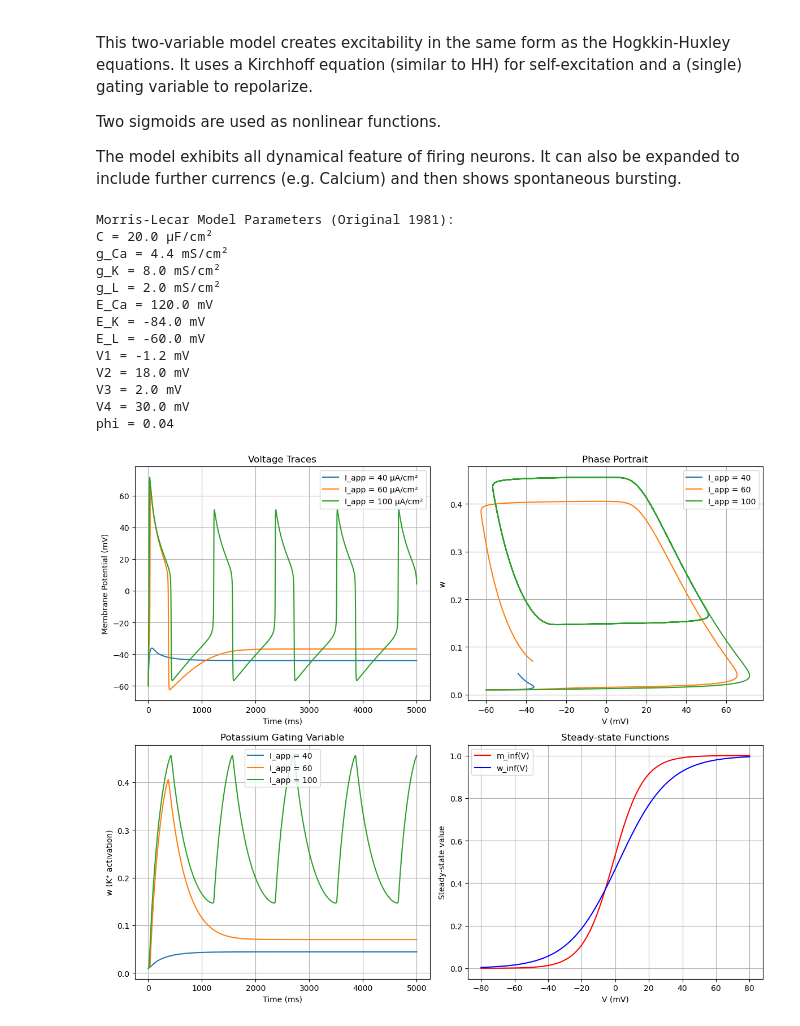
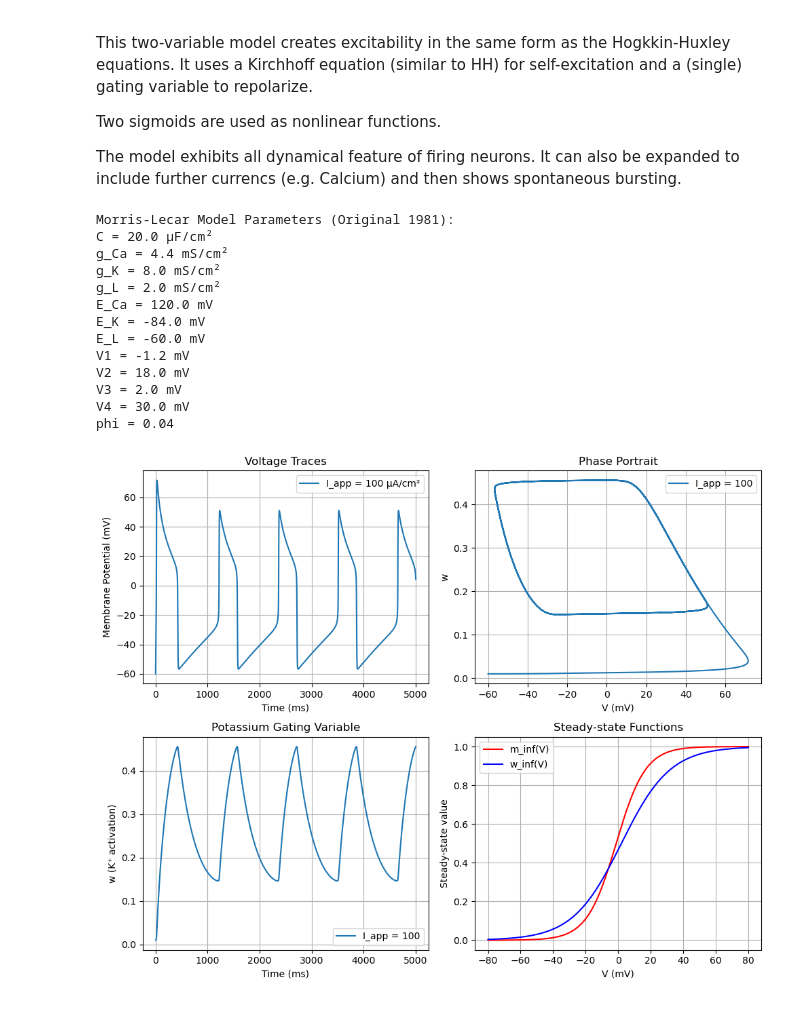
Before and after one commit to baierx/Dynamical_Systems_2025, a Jupyter notebook: Day_2/A_Excitability/morris_lecar_1981.ipynb, the cells around one changed output. Drawn from its saved outputs; the diff is of its cells as text; code cells hidden in the pictures.

```diff
--- a/Day_2/A_Excitability/morris_lecar_1981.ipynb
+++ b/Day_2/A_Excitability/morris_lecar_1981.ipynb
@@ -83,11 +83,11 @@ def main():
     ml = MorrisLecar()
 
     # Different applied currents
-    currents = [40, 60, 100]  # μA/cm²   [40, 60, 100]
+    currents = [100]  # μA/cm²   [40, 60, 100]
     duration = 5000  # ms
     dt = 0.1  # ms
 
-    fig, axes = subplots(2, 2, figsize=(12, 10))
+    fig, axes = subplots(2, 2, figsize=(10, 8))
 
     for i, I_app in enumerate(currents):
         t, V, w = ml.simulate(I_app, duration, dt)
@@ -140,31 +140,31 @@ def main():
     print(f"C = {ml.C} μF/cm²")
     print(f"g_Ca = {ml.g_Ca} mS/cm²")
     print(f"g_K = {ml.g_K} mS/cm²")
     print(f"g_L = {ml.g_L} mS/cm²")
     print(f"E_Ca = {ml.E_Ca} mV")
     print(f"E_K = {ml.E_K} mV")
     print(f"E_L = {ml.E_L} mV")
     print(f"V1 = {ml.V1} mV")
     print(f"V2 = {ml.V2} mV")
     print(f"V3 = {ml.V3} mV")
     print(f"V4 = {ml.V4} mV")
     print(f"phi = {ml.phi}")
 
 if __name__ == "__main__":
 
     main()
 # %% [output]
 Morris-Lecar Model Parameters (Original 1981):
 C = 20.0 μF/cm²
 g_Ca = 4.4 mS/cm²
 g_K = 8.0 mS/cm²
 g_L = 2.0 mS/cm²
 E_Ca = 120.0 mV
 E_K = -84.0 mV
 E_L = -60.0 mV
 V1 = -1.2 mV
 V2 = 18.0 mV
 V3 = 2.0 mV
 V4 = 30.0 mV
 phi = 0.04
-[figure, old version]
+[figure, new version]
```
Also changed, not shown: 1 other file.
